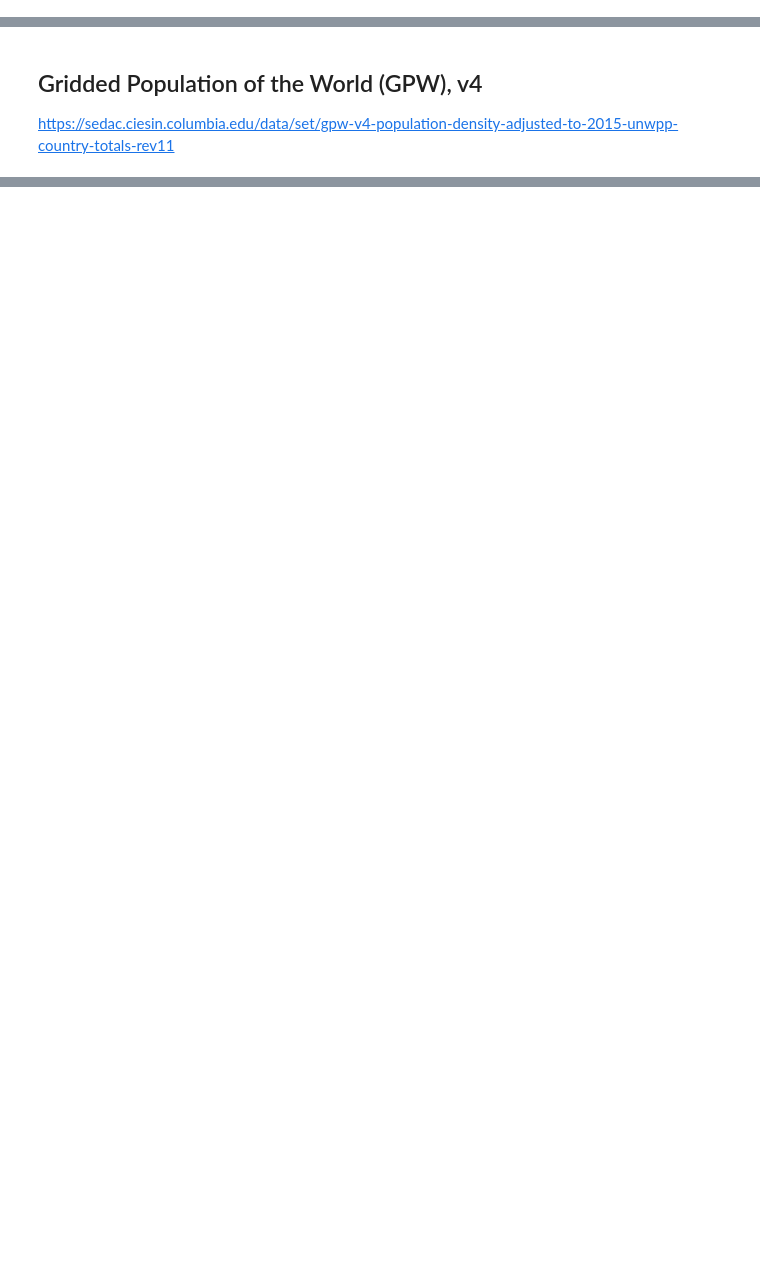
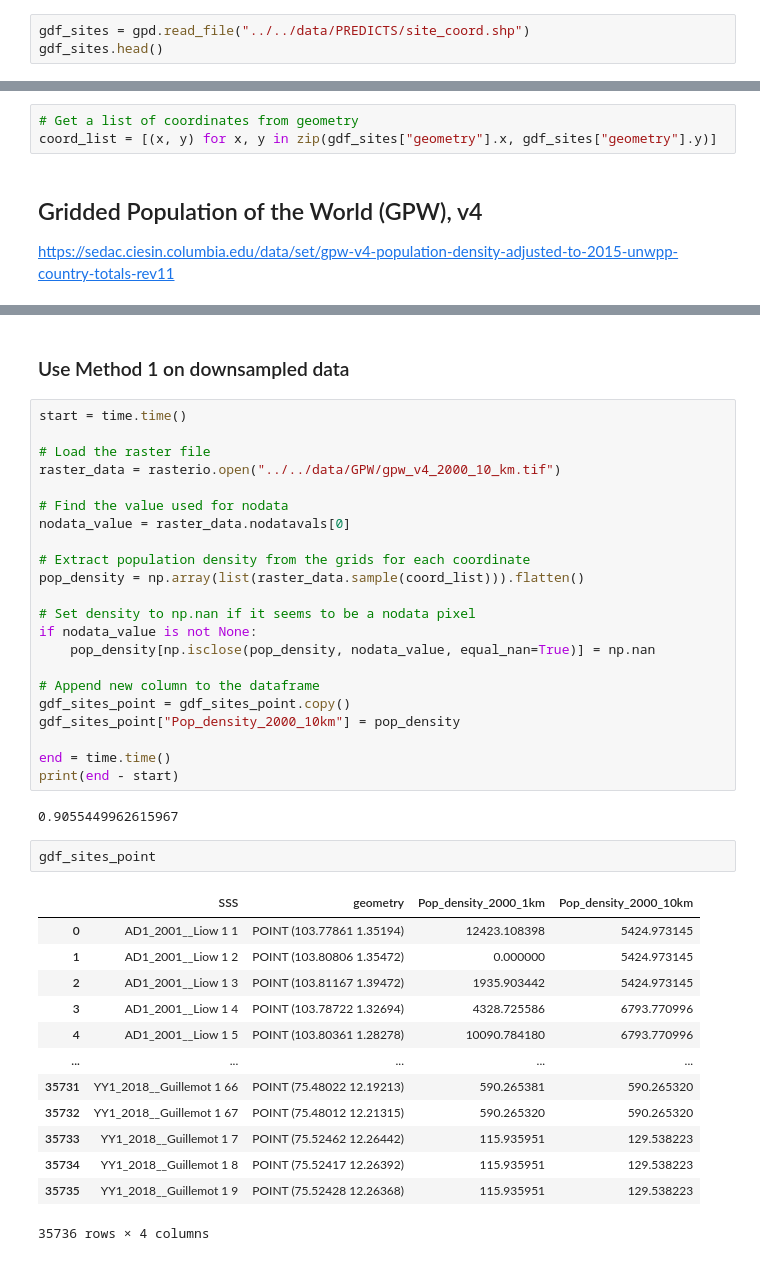
Before and after one commit to j-nystrom/biodiversity-impacts, a Jupyter notebook: notebooks/geodata_processing.ipynb, the cells around one changed output, grey strips where cells are left out. Cells and saved outputs as stored; diff of their text form; blank space fills up the shorter version.

Commit message:
calculation of population statistics poc

```diff
--- a/notebooks/geodata_processing.ipynb
+++ b/notebooks/geodata_processing.ipynb
@@ -3,0 +35,3 @@ import geopandas as geopd
+# %%
+gdf_sites = gpd.read_file("../../data/PREDICTS/site_coord.shp")
+gdf_sites.head()
@@ -4,3 +45,6 @@ import geopandas as geopd
+# %%
+# Get a list of coordinates from geometry
+coord_list = [(x, y) for x, y in zip(gdf_sites["geometry"].x, gdf_sites["geometry"].y)]
 # %% [markdown]
 ## Gridded Population of the World (GPW), v4
 
@@ -29,0 +221,42 @@ pgp.get_raster_info(pop_density_path_2000)
+# %% [markdown]
+### Use Method 1 on downsampled data
+# %%
+start = time.time()
+
+# Load the raster file
+raster_data = rasterio.open("../../data/GPW/gpw_v4_2000_10_km.tif")
+
+# Find the value used for nodata
+nodata_value = raster_data.nodatavals[0]
+
+# Extract population density from the grids for each coordinate
+pop_density = np.array(list(raster_data.sample(coord_list))).flatten()
+
+# Set density to np.nan if it seems to be a nodata pixel
+if nodata_value is not None:
+    pop_density[np.isclose(pop_density, nodata_value, equal_nan=True)] = np.nan
+
+# Append new column to the dataframe
+gdf_sites_point = gdf_sites_point.copy()
+gdf_sites_point["Pop_density_2000_10km"] = pop_density
+
+end = time.time()
+print(end - start)
+# %% [output]
+0.9055449962615967
+# %%
+gdf_sites_point
+# %% [output]
+|  | SSS | geometry | Pop_density_2000_1km | Pop_density_2000_10km |
+| 0 | AD1_2001__Liow 1 1 | POINT (103.77861 1.35194) | 12423.108398 | 5424.973145 |
+| 1 | AD1_2001__Liow 1 2 | POINT (103.80806 1.35472) | 0.000000 | 5424.973145 |
+| 2 | AD1_2001__Liow 1 3 | POINT (103.81167 1.39472) | 1935.903442 | 5424.973145 |
+| 3 | AD1_2001__Liow 1 4 | POINT (103.78722 1.32694) | 4328.725586 | 6793.770996 |
+| 4 | AD1_2001__Liow 1 5 | POINT (103.80361 1.28278) | 10090.784180 | 6793.770996 |
+| ... | ... | ... | ... | ... |
+| 35731 | YY1_2018__Guillemot 1 66 | POINT (75.48022 12.19213) | 590.265381 | 590.265320 |
+| 35732 | YY1_2018__Guillemot 1 67 | POINT (75.48012 12.21315) | 590.265320 | 590.265320 |
+| 35733 | YY1_2018__Guillemot 1 7 | POINT (75.52462 12.26442) | 115.935951 | 129.538223 |
+| 35734 | YY1_2018__Guillemot 1 8 | POINT (75.52417 12.26392) | 115.935951 | 129.538223 |
+| 35735 | YY1_2018__Guillemot 1 9 | POINT (75.52428 12.26368) | 115.935951 | 129.538223 |
+35736 rows × 4 columns
```
Also changed, not shown: parts of 32 cells of this notebook.
